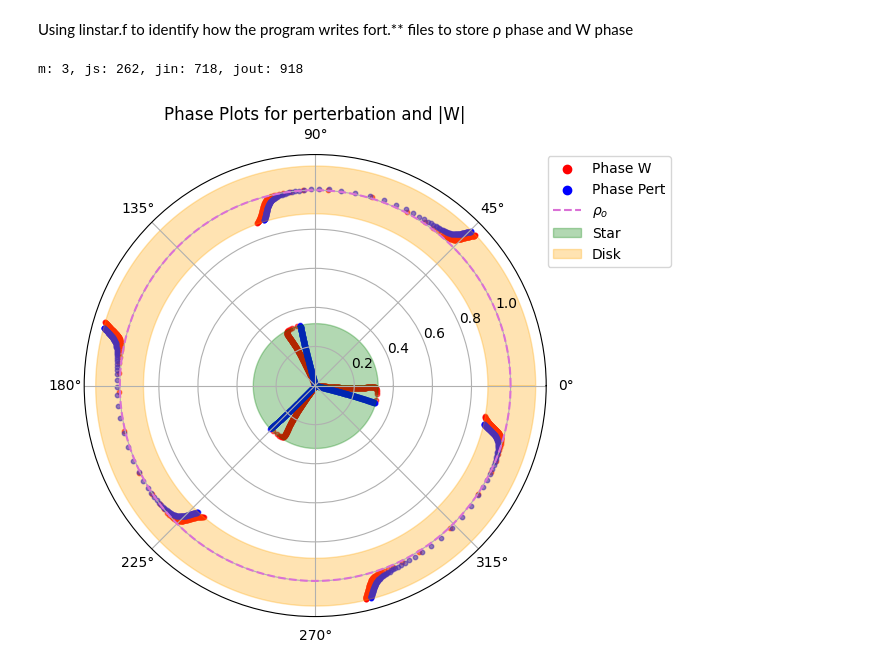
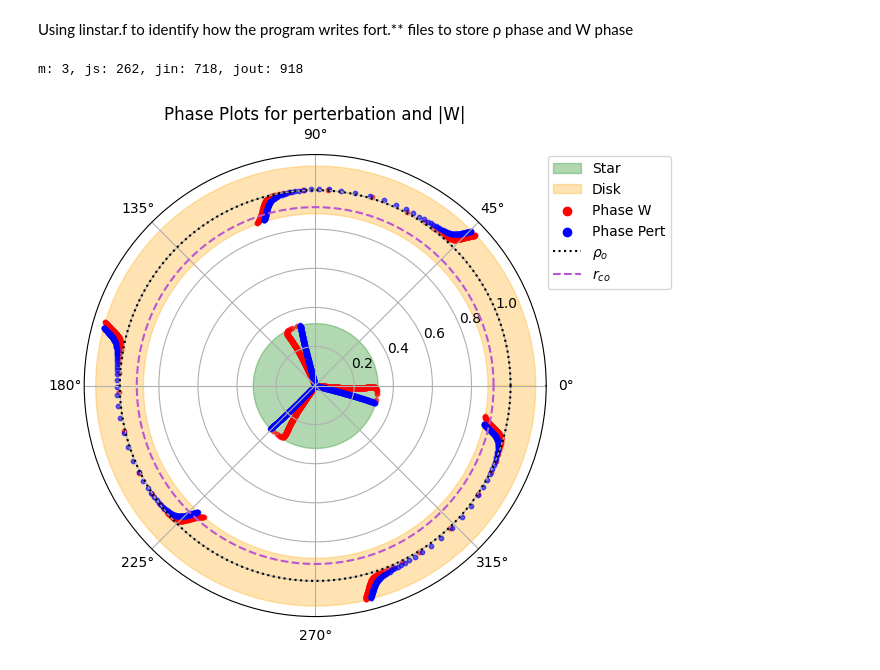
Before and after one commit to Hannahs-Jackson/Galactic_Formation_Hadley, a Jupyter notebook: Analysis_Tool.ipynb, the cells around one changed output. Drawn from its saved outputs; the diff is of its cells as text; code cells hidden in the pictures.

Commit message:
visualization adjustments to phase plot

```diff
--- a/Analysis_Tool.ipynb
+++ b/Analysis_Tool.ipynb
@@ -538,9 +538,39 @@ def Phase_Plot(target_folder, m_val, j_s, j_in, j_out, save_graph, view_graph):
     # Graphing Phases
     fig, ax = plt.subplots(figsize=(8, 6), subplot_kw={'projection': 'polar'})  # Create polar figure
 
-    S= 10
+    # Import Fort.50 details for plotting values
+    df_50 = Fort_50_Import(target_folder=target_folder, Transpose=True)
+    theta = np.linspace(0, 2*np.pi, 300)  # Full circle in radians
+
+    # Add shading for star and torus
+    shade = 0.3
+    r_star = df_50.loc[df_50.index[0], "rstar/ro"]
+    ax.fill_between(theta, 0, float(r_star.strip()), color='green', alpha=shade, label='Star')
+    r_minus = df_50.loc[df_50.index[0], "r-/ro"]
+    r_plus = df_50.loc[df_50.index[0], "r+/ro"]
+    ax.fill_between(theta, float(r_minus.strip()), float(r_plus.strip()), color='orange', alpha=shade, label='Disk')
+
+    # Add a single point for the legend
+    ax.scatter([], [], color='red', label="Phase W")
+    ax.scatter([], [], color='blue', label="Phase Pert")
+
+    # Plot rho_o
+    r = np.ones_like(theta)  # Constant radius at 1
+    ax.plot(theta, r, color='black', label=r"$\rho_{o}$", linestyle=":")  # Dashed black circle
+
+    # Plot R_co
+    r_star = df_50.loc[df_50.index[0], "Rco/ro"]
+    r_star = np.full_like(theta, r_star)
+    ax.plot(theta, r_star, color='mediumorchid', label=r"$r_{co}$", linestyle="--")  # Dashed black circle
+
+    # # Plot hard boundary lines
+    # for boundary in ["rstar/ro", "r-/ro", "r+/ro"]:
+    #     value = df_50.loc[df_50.index[0], boundary]  # Assuming row index is 0
+    #     plot_value = np.full(len(theta), float(value.strip()))
+    #     ax.plot(theta, plot_value, color='dimgrey', label=None)
 
     # Loop for actual data points (without labels)
+    S= 10
     for col in phase_W_df.columns:
         if col != 'rnorm(j)':
             phase_W_df[col] = np.radians(phase_W_df[col])
@@ -551,31 +581,10 @@ def Phase_Plot(target_folder, m_val, j_s, j_in, j_out, save_graph, view_graph):
             phase_pert_df[col] = np.radians(phase_pert_df[col])
             ax.scatter(phase_pert_df[col], phase_pert_df['rnorm(j)'], alpha=0.6, s=S, color='blue', label=None)
 
-    # Add a single point for the legend
-    ax.scatter([], [], color='red', label="Phase W")
-    ax.scatter([], [], color='blue', label="Phase Pert")
-
-    # Import Fort.50 details for plotting values
-    df_50 = Fort_50_Import(target_folder=target_folder, Transpose=True)
-    # Plot rho_o
-    theta = np.linspace(0, 2*np.pi, 300)  # Full circle in radians
-    r = np.ones_like(theta)  # Constant radius at 1
-    ax.plot(theta, r, color='orchid', label=r"$\rho_{o}$", linestyle="--")  # Dashed black circle
-    # Plot rho_co
-    # for boundary in ["rstar/ro", "r-/ro", "r+/ro"]:
-    #     value = df_50.loc[df_50.index[0], boundary]  # Assuming row index is 0
-    #     plot_value = np.full(len(theta), float(value.strip()))
-    #     ax.plot(theta, plot_value, color='dimgrey', label=None)
-    # Add shading for star and torus
-    shade = 0.3
-    r_star = df_50.loc[df_50.index[0], "rstar/ro"]
-    ax.fill_between(theta, 0, float(r_star.strip()), color='green', alpha=shade, label='Star')
-    r_minus = df_50.loc[df_50.index[0], "r-/ro"]
-    r_plus = df_50.loc[df_50.index[0], "r+/ro"]
-    ax.fill_between(theta, float(r_minus.strip()), float(r_plus.strip()), color='orange', alpha=shade, label='Disk')
-    # Adding labels and title
+    # # Adding labels and title
     # plt.xlabel('MIRP')
     # plt.ylabel(r'log($\omega$ Amplitude)')
+
     plt.title('Phase Plots for perterbation and |W|')
 
     # Displaying the legend outside of the plot
@@ -605,34 +614,34 @@ def Deploy_Phase_Plot(view_graph, save_graph):
 
         # Verify target model contains required files fort.22 & fort.23
         if not (target_folder / "fort.53").exists() or not (target_folder / "fort.63").exists():
             print(f"Warning: {target_folder.name} is missing fort.53 or fort.63")
             continue  # Skip this folder if fort.22 or fort.23 is missing
 
         # Assuming target_folder is a Path object
         target_name = target_folder.name
 
         js_value = re.search(r"js(\d+)", target_name)
         jin_value = re.search(r"jin(\d+)", target_name)
         jout_value = re.search(r"jout(\d+)", target_name)
         m_value = re.search(r"m(\d+)", target_name)
 
 
         js_number = int(js_value.group(1)) if js_value else None
         jin_number = int(jin_value.group(1)) if jin_value else None
         jout_number = int(jout_value.group(1)) if jout_value else None
         m_number = int(m_value.group(1)) if m_value else None
 
         print(f"m: {m_number}, js: {js_number}, jin: {jin_number}, jout: {jout_number}")
 
         # Deploy and Sort models based on Global Growth Rate test results
         Plot_of_Phases = Phase_Plot(target_folder, m_val=m_number, j_s=js_number, j_in=jin_number, j_out=jout_number, save_graph=save_graph, view_graph=view_graph)
 
         # return(Plot_of_Phases)
 
 Deploy_Phase_Plot(view_graph=True, save_graph=False)
 # %% [output]
 m: 3, js: 262, jin: 718, jout: 918
-[figure, old version]
+[figure, new version]
 # %%
 # Single - Fort.50 import - Pandas Dataframe
 def Fort_50_Import(target_folder, Transpose):
```
